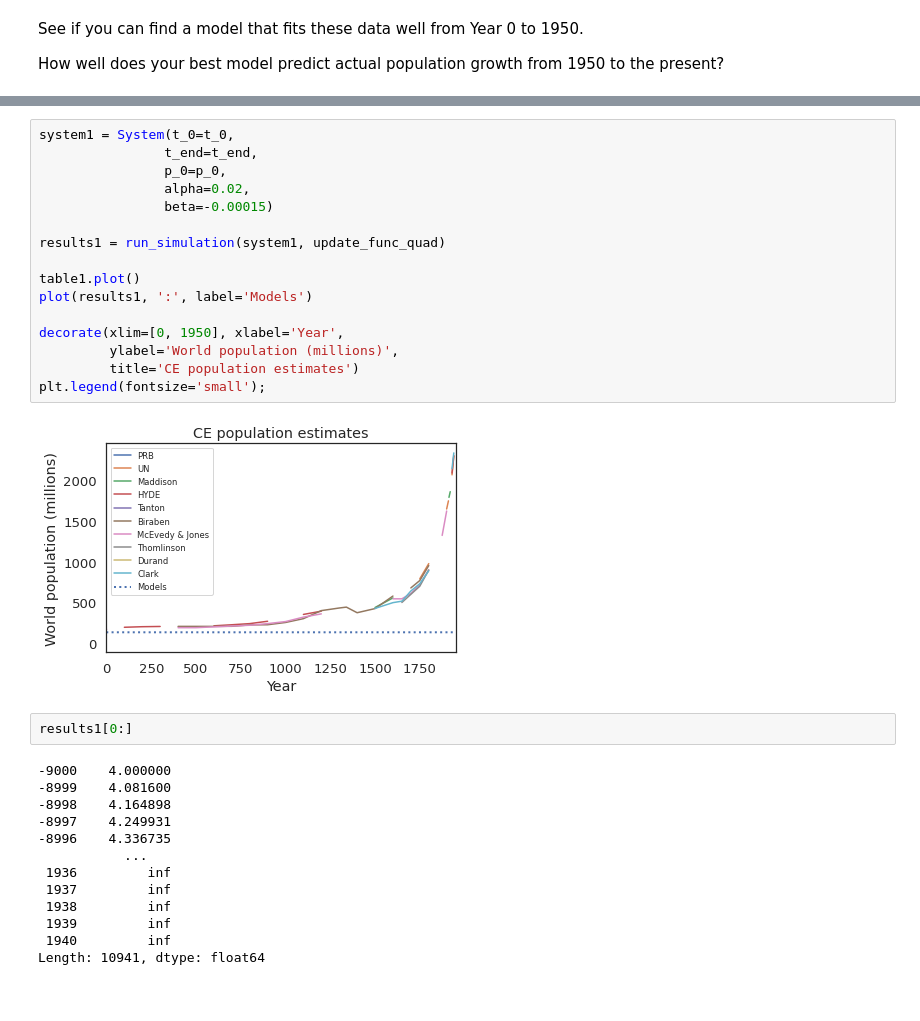
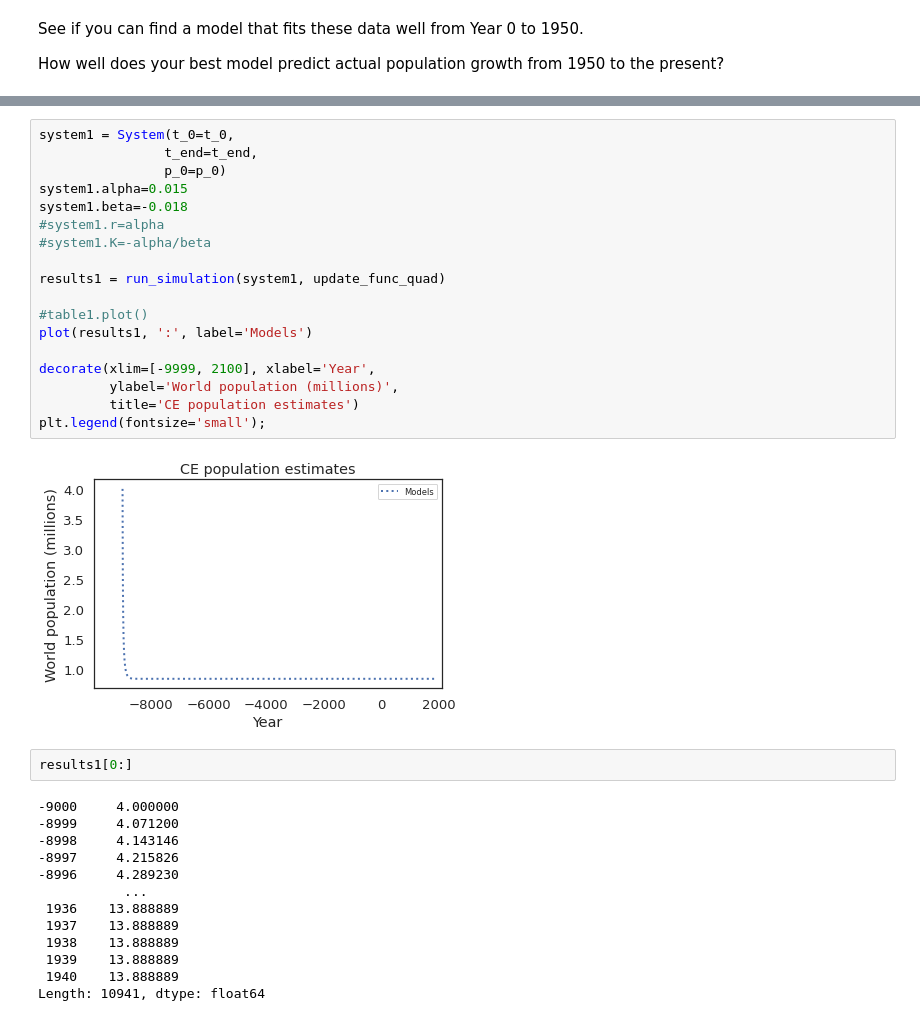
Before and after one commit to ferrysany/ModSimPy, a Jupyter notebook: colab/chap10.ipynb, the cells around one changed output, grey strips where cells are left out. Saved outputs shown, nothing was run; the diff lists cells and outputs as text.

```diff
--- a/colab/chap10.ipynb
+++ b/colab/chap10.ipynb
@@ -309,33 +310,35 @@ t_end = hyde.index[-1]
 # %%
 system1 = System(t_0=t_0,
                 t_end=t_end,
-                p_0=p_0,
-                alpha=0.02,
-                beta=-0.00015)
+                p_0=p_0)
+system1.alpha=0.015
+system1.beta=-0.018
+#system1.r=alpha
+#system1.K=-alpha/beta
 
 results1 = run_simulation(system1, update_func_quad)
 
-table1.plot()
+#table1.plot()
 plot(results1, ':', label='Models')
 
-decorate(xlim=[0, 1950], xlabel='Year',
+decorate(xlim=[-9999, 2100], xlabel='Year',
          ylabel='World population (millions)',
          title='CE population estimates')
 plt.legend(fontsize='small');
 # %% [output]
-[figure, old version]
+[figure, new version]
 # %%
 results1[0:]
 # %% [output]
--9000    4.000000
--8999    4.081600
--8998    4.164898
--8997    4.249931
--8996    4.336735
+-9000     4.000000
+-8999     4.071200
+-8998     4.143146
+-8997     4.215826
+-8996     4.289230
            ...
- 1936         inf
- 1937         inf
- 1938         inf
- 1939         inf
- 1940         inf
+ 1936    13.888889
+ 1937    13.888889
+ 1938    13.888889
+ 1939    13.888889
+ 1940    13.888889
 Length: 10941, dtype: float64
```
Also changed, not shown: parts of 1 cell of this notebook.
